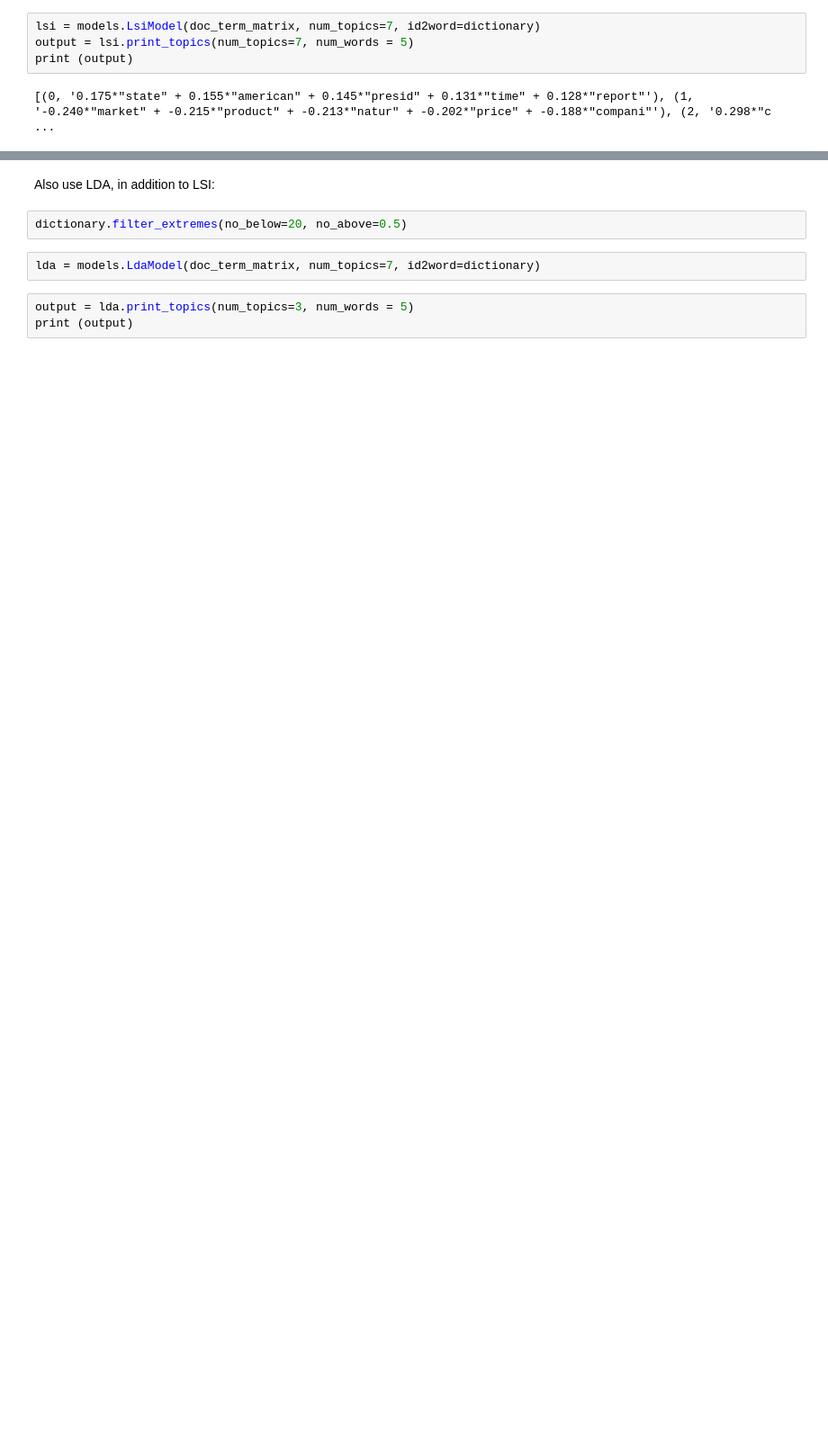
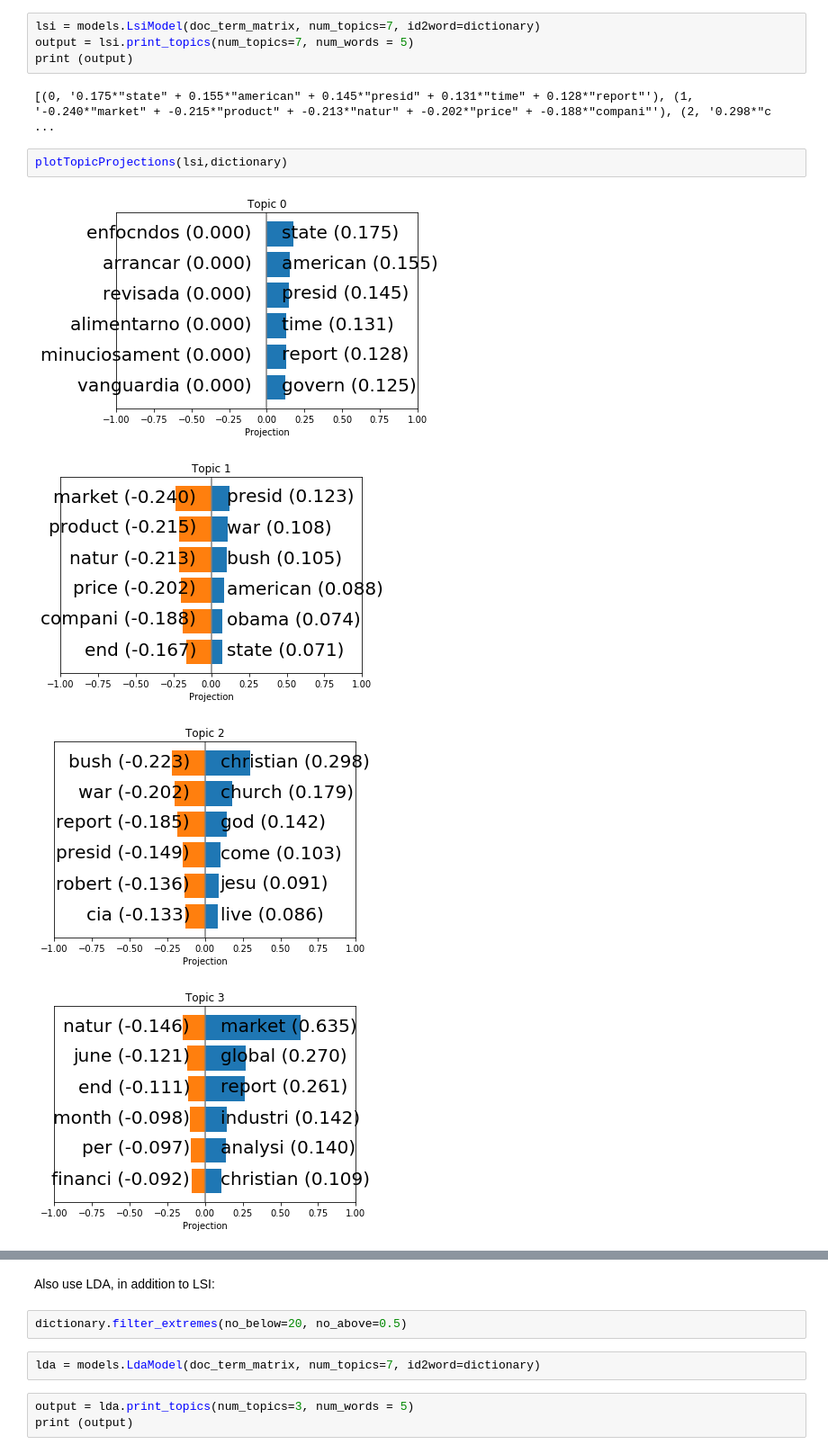
Before and after one commit to bijaykahar/English-Fake-News-Project, a Jupyter notebook: analysis.ipynb, the cells around one changed output, grey strips where cells are left out. Shown at 90% size. Saved outputs shown, nothing was run; the diff lists cells and outputs as text; blank space fills up the shorter version.

```diff
--- a/analysis.ipynb
+++ b/analysis.ipynb
@@ -1318,3 +1372,10 @@ output = lsi.print_topics(num_topics=7, num_words = 5)
 print (output)
 # %% [output]
 [(0, '0.175*"state" + 0.155*"american" + 0.145*"presid" + 0.131*"time" + 0.128*"report"'), (1, '-0.240*"market" + -0.215*"product" + -0.213*"natur" + -0.202*"price" + -0.188*"compani"'), (2, '0.298*"c ...
+# %%
+plotTopicProjections(lsi,dictionary)
+# %% [output]
+[figure, added]
+[figure, added]
+[figure, added]
+[figure, added]
```
Also changed, not shown: parts of 23 cells of this notebook.
